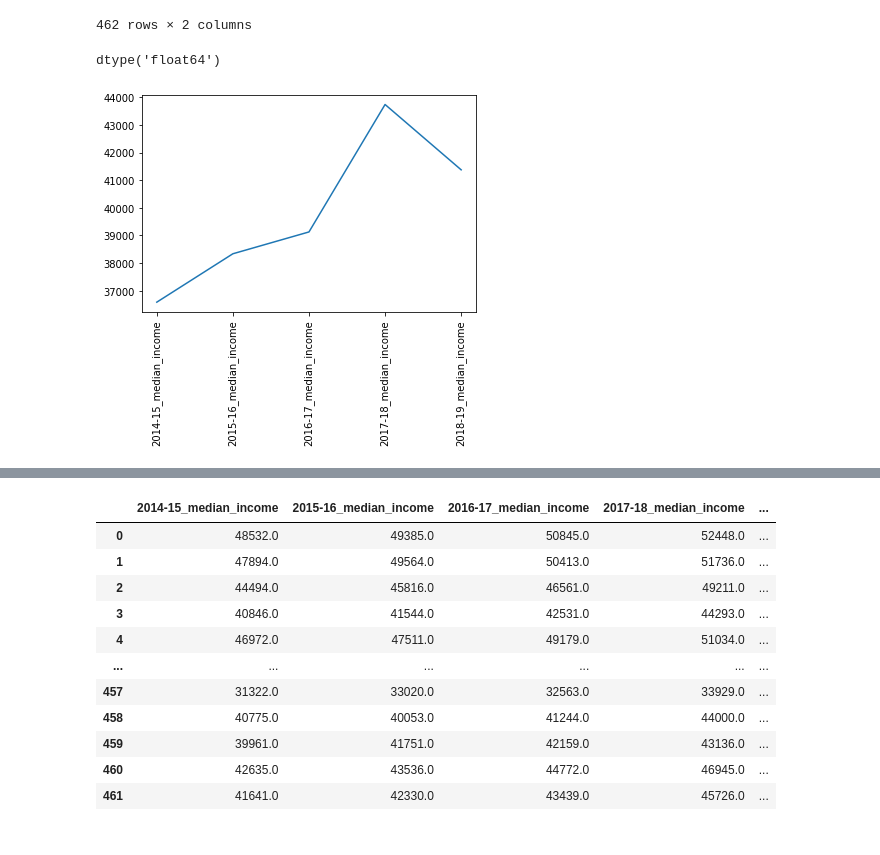
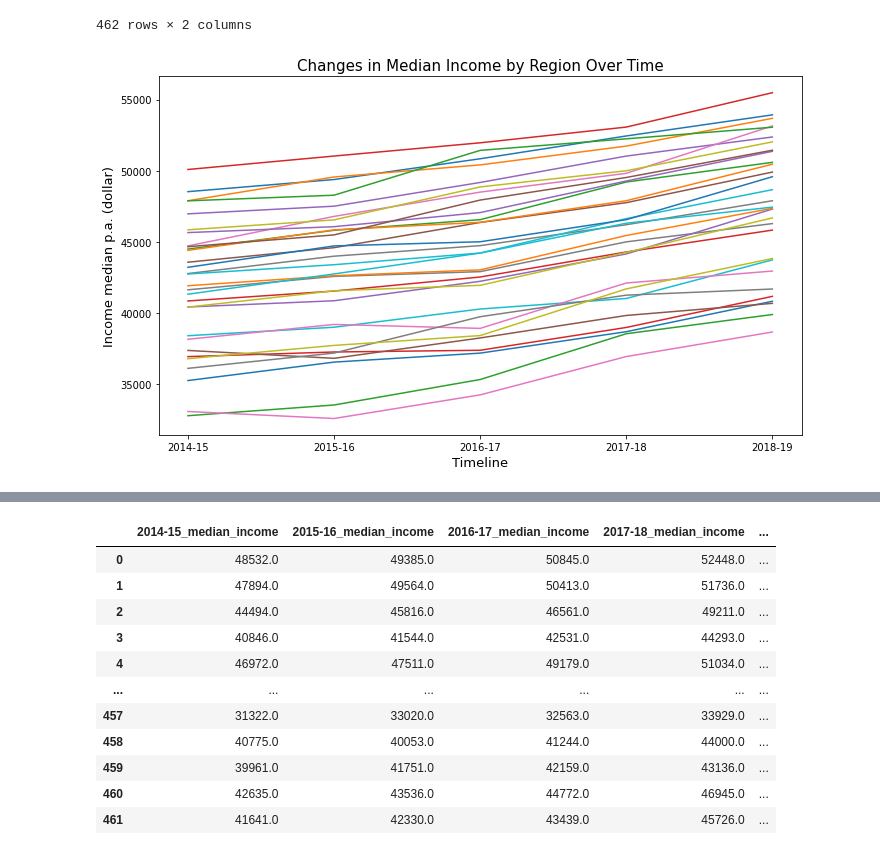
Before and after one commit to MAST30034-Applied-Data-Science/generic-real-estate-consulting-project-group-1-iron-data-man, a Jupyter notebook: notebooks/Modelling.ipynb, the cells around one changed output, grey strips where cells are left out. Cells and saved outputs as stored; diff of their text form; code cells hidden in the pictures.

```diff
--- a/notebooks/Modelling.ipynb
+++ b/notebooks/Modelling.ipynb
@@ -137,15 +137,14 @@ def autoregression_model_pipeline(dataset, test_size, predict_size, lag_value):
 				'Mar_2020', 'Jun_2020',
 				'Sep_2020', 'Dec_2020',
 				'Mar_2021', 'Jun_2021']
-		plt.figure(figsize=(7,4), dpi=100)
+
+		fig, ax = plt.subplots(figsize = (10,6))
 		plt.plot(num, test, color='darkred', label='Actual')
 		plt.plot(num, predictions, color='coral', label='Predict')
 		# plt.ylabel('Total rent median(dollar)')
 		plt.xlabel('Timeline')
 		plt.xticks(rotation=90)
-		# plt.grid(True, alpha=0.7)
 		plt.legend()
-		# fig, ax = plt.subplots(figsize = (10,6))
 		plt.tight_layout()
 		# plt.savefig('../plots/test.png')
 		plt.show()
@@ -958,15 +959,18 @@ sa2
 | 460 | 217041479 | Warrnambool - North |
 | 461 | 217041480 | Warrnambool - South |
 462 rows × 2 columns
-# %%
-examp = income_data.iloc[60,:].copy()
-examp.dtypes
-# %% [output]
-dtype('float64')
-# %%
-plt.plot(income_data.iloc[60,:].copy())
-plt.xticks(rotation=90)
-plt.show()
-# %% [output]
-[figure, removed]
+# %%
+plt.figure(figsize=(10,6))
+
+for i in range(30):
+    plt.plot(income_data.columns.str.slice(stop=7).to_list(), income_data.iloc[i,:].copy())
+
+plt.title('Changes in Median Income by Region Over Time', fontsize = 15)
+plt.xlabel('Timeline', fontsize = 13)
+plt.ylabel('Income median p.a. (dollar)', fontsize = 13)
+plt.tight_layout()
+plt.savefig('../plots/income_history.png')
+plt.show()
+# %% [output]
+[figure, added]
 # %%
```
Also changed, not shown: parts of 70 cells of this notebook, 1 other file.
